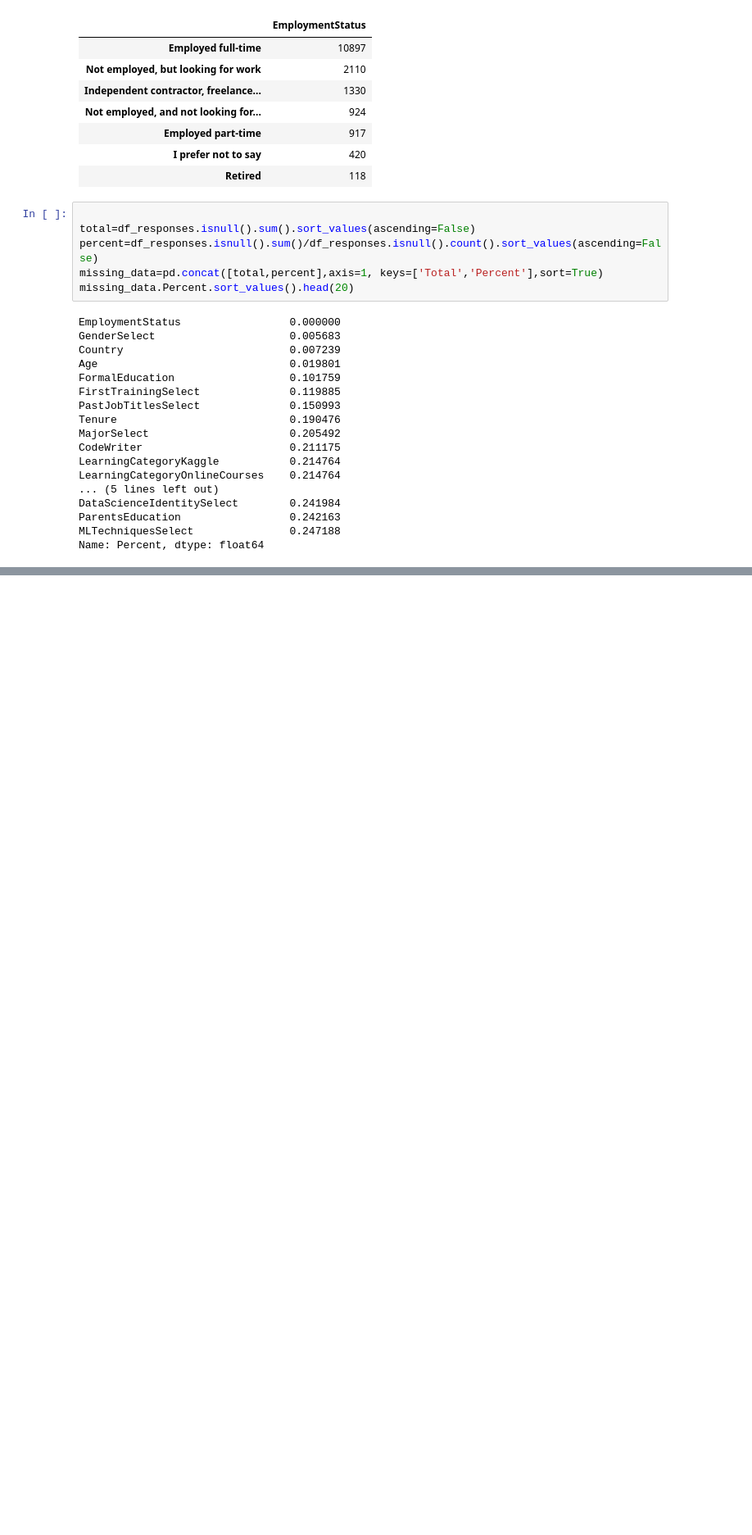
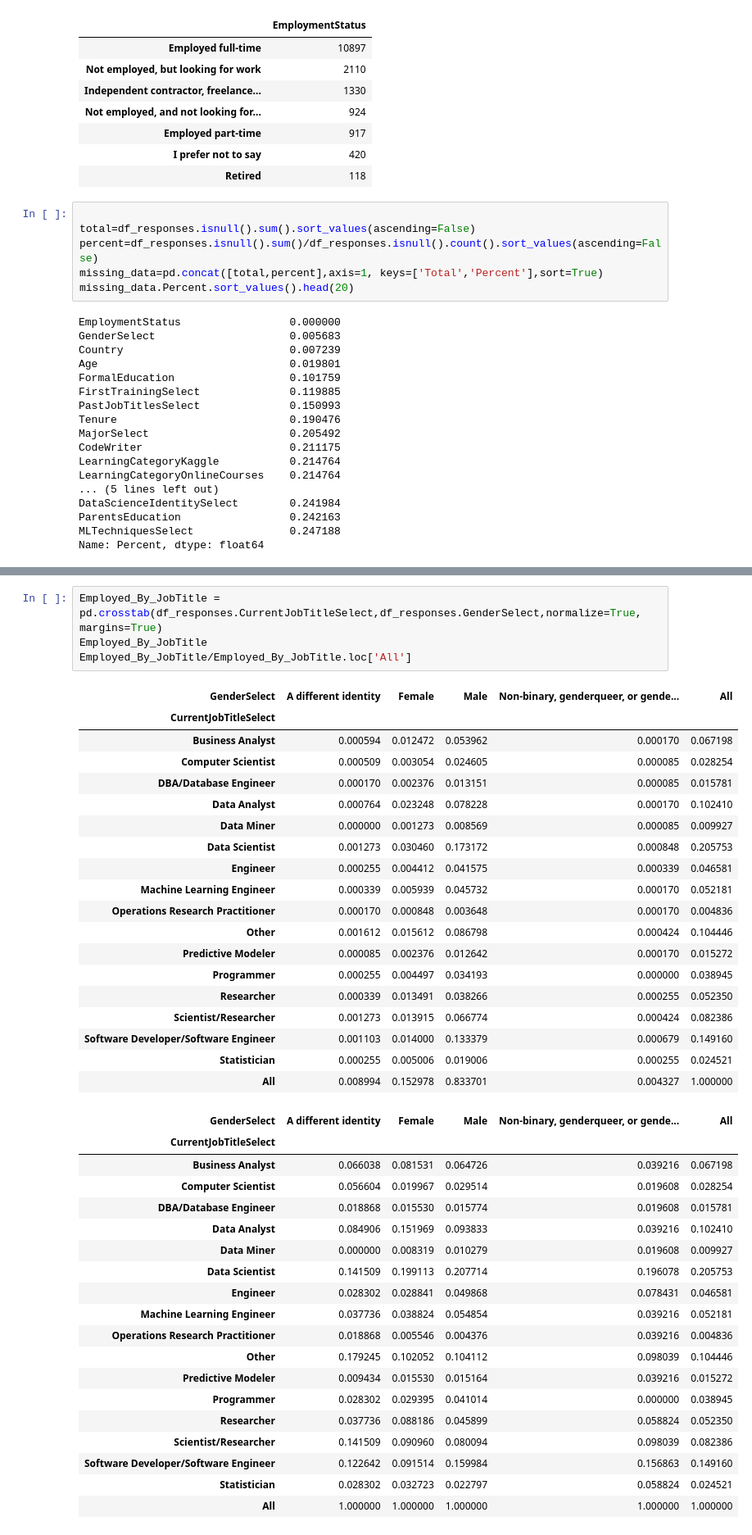
Before and after one commit to albertsaave/3250-term-project, a Jupyter notebook: TeamProjectOsmedo.ipynb, the cells around one changed output, grey strips where cells are left out. Shown at 82% size. Saved outputs shown, nothing was run; the diff lists cells and outputs as text; blank space fills up the shorter version.

```diff
--- a/TeamProjectOsmedo.ipynb
+++ b/TeamProjectOsmedo.ipynb
@@ -270 +288,44 @@ WorkToolsSelect                            True
 Name: Percent, Length: 228, dtype: bool
+# %%
+Employed_By_JobTitle = pd.crosstab(df_responses.CurrentJobTitleSelect,df_responses.GenderSelect,normalize=True, margins=True)
+Employed_By_JobTitle
+Employed_By_JobTitle/Employed_By_JobTitle.loc['All']
+# %% [output]
+| GenderSelect | A different identity | Female | Male | Non-binary, genderqueer, or gende... | All |
+| CurrentJobTitleSelect |  |  |  |  |  |
+| Business Analyst | 0.000594 | 0.012472 | 0.053962 | 0.000170 | 0.067198 |
+| Computer Scientist | 0.000509 | 0.003054 | 0.024605 | 0.000085 | 0.028254 |
+| DBA/Database Engineer | 0.000170 | 0.002376 | 0.013151 | 0.000085 | 0.015781 |
+| Data Analyst | 0.000764 | 0.023248 | 0.078228 | 0.000170 | 0.102410 |
+| Data Miner | 0.000000 | 0.001273 | 0.008569 | 0.000085 | 0.009927 |
+| Data Scientist | 0.001273 | 0.030460 | 0.173172 | 0.000848 | 0.205753 |
+| Engineer | 0.000255 | 0.004412 | 0.041575 | 0.000339 | 0.046581 |
+| Machine Learning Engineer | 0.000339 | 0.005939 | 0.045732 | 0.000170 | 0.052181 |
+| Operations Research Practitioner | 0.000170 | 0.000848 | 0.003648 | 0.000170 | 0.004836 |
+| Other | 0.001612 | 0.015612 | 0.086798 | 0.000424 | 0.104446 |
+| Predictive Modeler | 0.000085 | 0.002376 | 0.012642 | 0.000170 | 0.015272 |
+| Programmer | 0.000255 | 0.004497 | 0.034193 | 0.000000 | 0.038945 |
+| Researcher | 0.000339 | 0.013491 | 0.038266 | 0.000255 | 0.052350 |
+| Scientist/Researcher | 0.001273 | 0.013915 | 0.066774 | 0.000424 | 0.082386 |
+| Software Developer/Software Engineer | 0.001103 | 0.014000 | 0.133379 | 0.000679 | 0.149160 |
+| Statistician | 0.000255 | 0.005006 | 0.019006 | 0.000255 | 0.024521 |
+| All | 0.008994 | 0.152978 | 0.833701 | 0.004327 | 1.000000 |
+| GenderSelect | A different identity | Female | Male | Non-binary, genderqueer, or gende... | All |
+| CurrentJobTitleSelect |  |  |  |  |  |
+| Business Analyst | 0.066038 | 0.081531 | 0.064726 | 0.039216 | 0.067198 |
+| Computer Scientist | 0.056604 | 0.019967 | 0.029514 | 0.019608 | 0.028254 |
+| DBA/Database Engineer | 0.018868 | 0.015530 | 0.015774 | 0.019608 | 0.015781 |
+| Data Analyst | 0.084906 | 0.151969 | 0.093833 | 0.039216 | 0.102410 |
+| Data Miner | 0.000000 | 0.008319 | 0.010279 | 0.019608 | 0.009927 |
+| Data Scientist | 0.141509 | 0.199113 | 0.207714 | 0.196078 | 0.205753 |
+| Engineer | 0.028302 | 0.028841 | 0.049868 | 0.078431 | 0.046581 |
+| Machine Learning Engineer | 0.037736 | 0.038824 | 0.054854 | 0.039216 | 0.052181 |
+| Operations Research Practitioner | 0.018868 | 0.005546 | 0.004376 | 0.039216 | 0.004836 |
+| Other | 0.179245 | 0.102052 | 0.104112 | 0.098039 | 0.104446 |
+| Predictive Modeler | 0.009434 | 0.015530 | 0.015164 | 0.039216 | 0.015272 |
+| Programmer | 0.028302 | 0.029395 | 0.041014 | 0.000000 | 0.038945 |
+| Researcher | 0.037736 | 0.088186 | 0.045899 | 0.058824 | 0.052350 |
+| Scientist/Researcher | 0.141509 | 0.090960 | 0.080094 | 0.098039 | 0.082386 |
+| Software Developer/Software Engineer | 0.122642 | 0.091514 | 0.159984 | 0.156863 | 0.149160 |
+| Statistician | 0.028302 | 0.032723 | 0.022797 | 0.058824 | 0.024521 |
+| All | 1.000000 | 1.000000 | 1.000000 | 1.000000 | 1.000000 |
```
Also changed, not shown: parts of 12 cells of this notebook.
